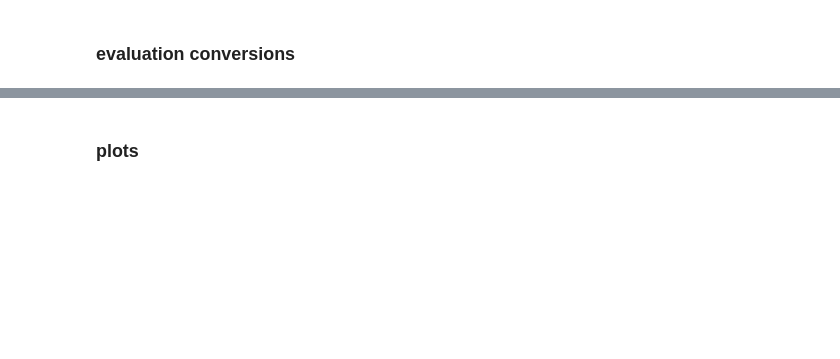
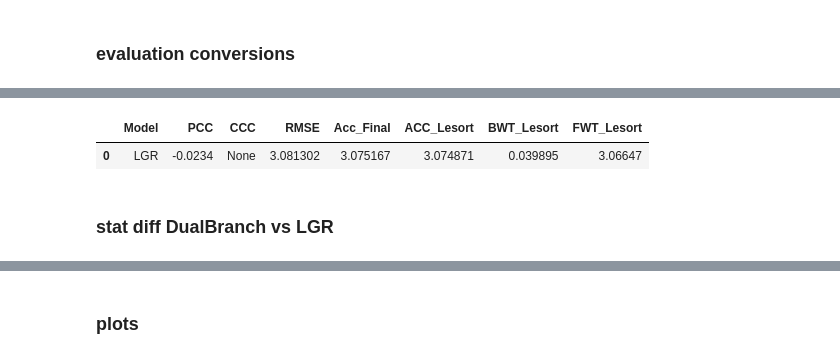
Before and after one commit to rufi156/socialsense, a Jupyter notebook: experiments/evaluation.ipynb, the cells around one changed output, grey strips where cells are left out. Saved outputs shown, nothing was run; the diff lists cells and outputs as text; code cells hidden in the pictures; blank space fills up the shorter version.

```diff
--- a/experiments/evaluation.ipynb
+++ b/experiments/evaluation.ipynb
@@ -626,0 +2577,4 @@ show(df)
+# %%
+
+flipped = [list(x) for x in zip(*extracted[2:])]
+flipped
@@ -626,0 +2599,2 @@ show(df)
+# %%
+cross_dom = [{i:j for i,j in enumerate(l)} for l in flipped]
@@ -626,0 +2636,32 @@ show(df)
+# %%
+metrics = {}
+metrics['pcc'] = -0.0234 #from the output csv file
+metrics['test_rmse'] = extracted[1][5] #avg_rmse on final task is tested on agregate test set
+metrics['cl_matrix_mse'] = get_cl_matrix(cross_dom)
+metrics['cross_dom_rmse'] = convert_rmse_cross_domain(cross_dom)
+metrics['cl_matrix_rmse'] = get_cl_matrix(metrics['cross_dom_rmse'])
+metrics['final_acc_rmse'] = math.sqrt(final_acc(metrics['cl_matrix_mse']))
+metrics['lesort_acc_rmse'] = math.sqrt(lesort_acc(metrics['cl_matrix_mse']))
+metrics['lesort_fwt_rmse'] = math.sqrt(lesort_fwt(metrics['cl_matrix_mse']))
+metrics['lesort_bwt_rmse'] = lesort_bwt(metrics['cl_matrix_rmse'])
+# %%
+rows = []
+rows.append({
+    'Model': 'LGR',
+    'PCC': metrics['pcc'],
+    'CCC': None,
+    'RMSE': metrics['test_rmse'],
+    # 'mean domain RMSE': math.sqrt(dict_mean(history['test_cross_domain_val_mse'])) *4,
+
+    #LESORT CL METRICS are calculated on cross domain validations collected DURING training
+    'Acc_Final': metrics['final_acc_rmse'],
+    'ACC_Lesort': metrics['lesort_acc_rmse'],
+    'BWT_Lesort': metrics['lesort_bwt_rmse'],
+    'FWT_Lesort': metrics['lesort_fwt_rmse'],
+})
+df_lgr = pd.DataFrame(rows)
+# %%
+df_lgr
+# %% [output]
+|  | Model | PCC | CCC | RMSE | Acc_Final | ACC_Lesort | BWT_Lesort | FWT_Lesort |
+| 0 | LGR | -0.0234 | None | 3.081302 | 3.075167 | 3.074871 | 0.039895 | 3.06647 |
@@ -626,0 +2676,2 @@ show(df)
+# %% [markdown]
+### stat diff DualBranch vs LGR
```
Also changed, not shown: parts of 193 cells of this notebook.
